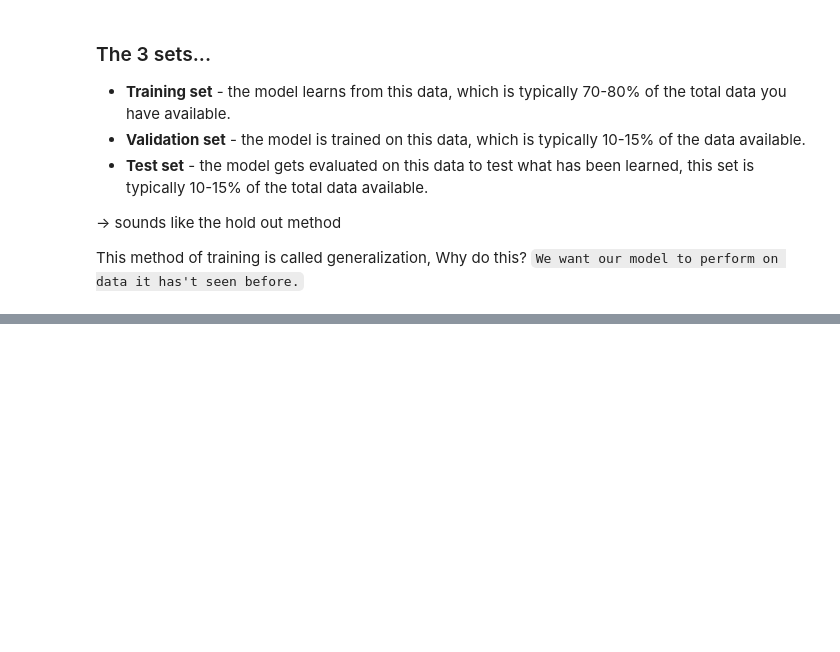
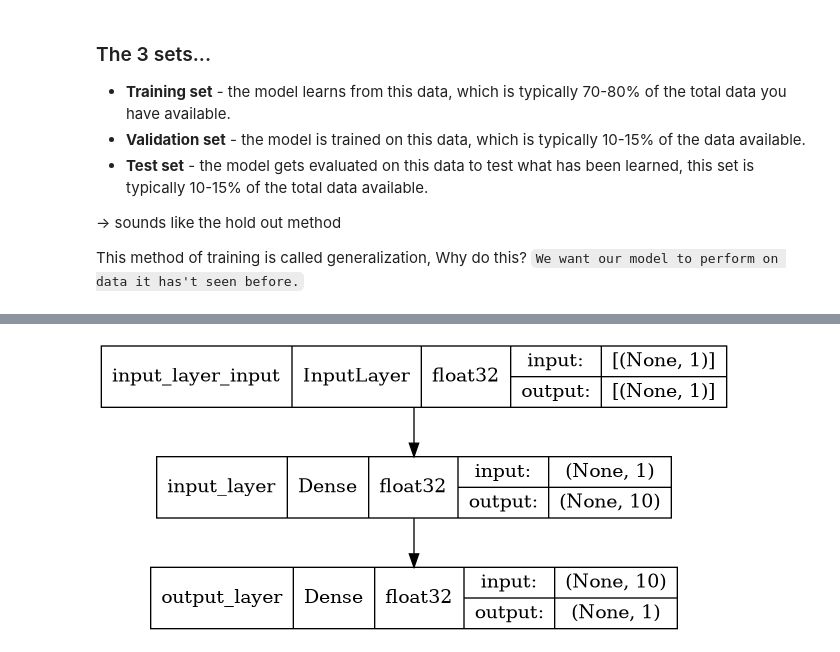
Before and after one commit to Auzlex/uwe-dsp, a Jupyter notebook: TF Neural Regression.ipynb, the cells around one changed output, grey strips where cells are left out. Drawn from its saved outputs; the diff is of its cells as text; code cells hidden in the pictures; blank space fills up the shorter version.

```diff
--- a/TF Neural Regression.ipynb
+++ b/TF Neural Regression.ipynb
@@ -318,0 +372,20 @@ This method of training is called generalization, Why do this?
+# %%
+# Let's have a look on building neural network for our data
+# 1. create the model using the sequential API
+model = tf.keras.Sequential(name = "model_3_sets") # note the model names and layer names must meet regex to have underscores no spaces
+model.add(tf.keras.layers.Dense(10, input_shape=(1,), name="input_layer"))
+model.add(tf.keras.layers.Dense(1, name="output_layer"))
+#model.add(tf.keras.layers.Dense(100, activation='relu'))
+
+# 2. compile the model
+model.compile(
+    loss = tf.keras.losses.mae, # mean absolute error predicted vs observed
+    optimizer = tf.keras.optimizers.SGD(), # stochastic gradient descent (lr=1e-3)
+    metrics=['mae'] # mean absolute error
+)
+
+#model.build()
+model.summary()
+
+# 3. fit the model (Important note we are fitting on the training data only)
+#model.fit(X_train, Y_train, epochs=100)
@@ -318,0 +410,5 @@ This method of training is called generalization, Why do this?
+# %%
+# Let's fit our model to the training data
+
+# 3. fit the model (Important note we are fitting on the training data only)
+model.fit(X_train, y_train, epochs=100, verbose=0)
@@ -318,0 +434,5 @@ This method of training is called generalization, Why do this?
+# %%
+from tensorflow.keras.utils import plot_model
+plot_model(model,show_shapes=True, show_layer_names=True, show_dtype=True)#, to_file='model.png')
+# %% [output]
+[figure, added]
```
Also changed, not shown: parts of 25 cells of this notebook, 1 other file.
